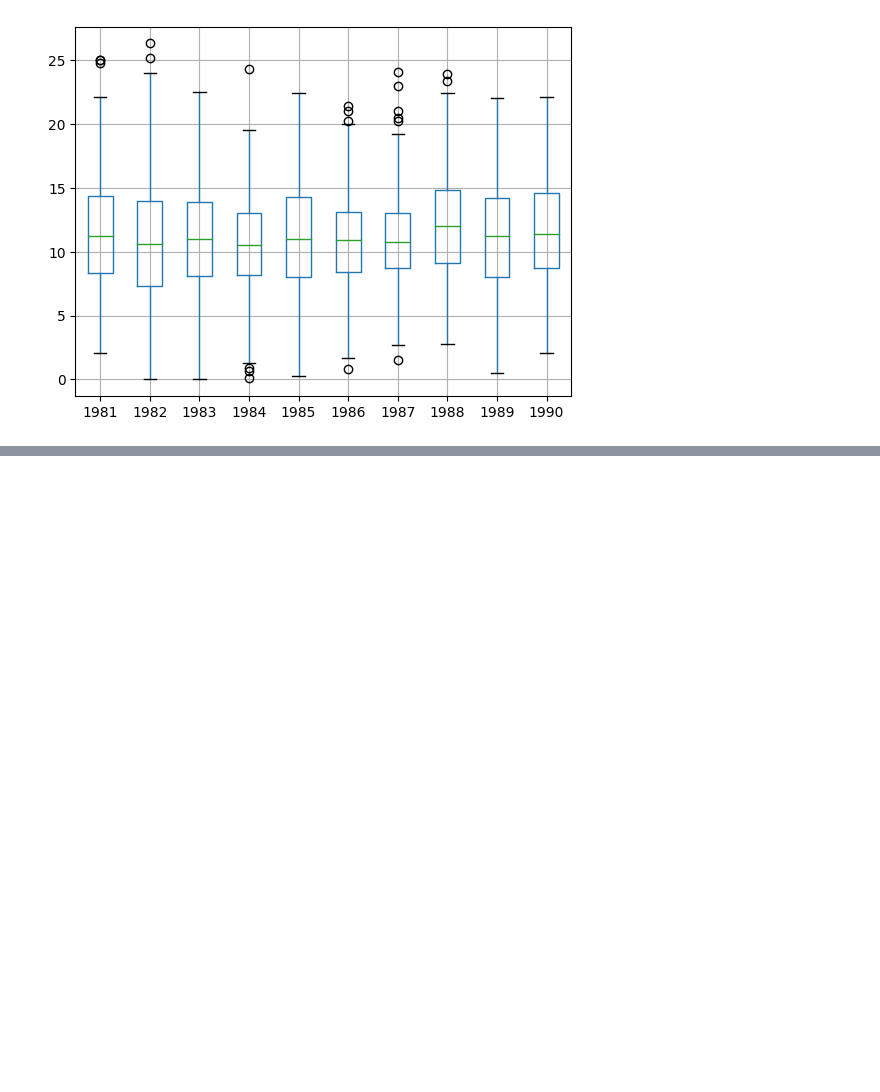
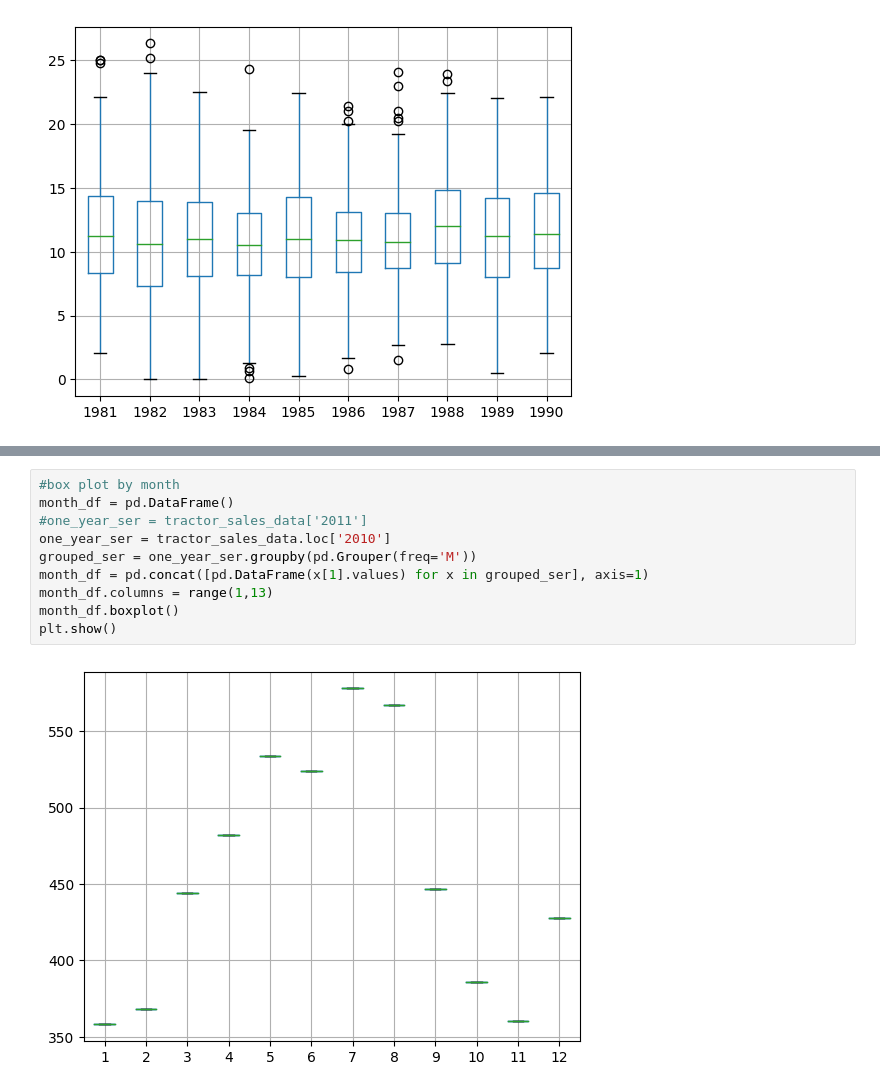
Before and after one commit to ankesh86/TimeSeriesAnalysis, a Jupyter notebook: TimeSeries_EDA.ipynb, the cells around one changed output, grey strips where cells are left out. Cells and saved outputs as stored; diff of their text form; blank space fills up the shorter version.

```diff
--- a/TimeSeries_EDA.ipynb
+++ b/TimeSeries_EDA.ipynb
@@ -312,0 +365,12 @@ plt.show()
+# %%
+#box plot by month
+month_df = pd.DataFrame()
+#one_year_ser = tractor_sales_data['2011']
+one_year_ser = tractor_sales_data.loc['2010']
+grouped_ser = one_year_ser.groupby(pd.Grouper(freq='M'))
+month_df = pd.concat([pd.DataFrame(x[1].values) for x in grouped_ser], axis=1)
+month_df.columns = range(1,13)
+month_df.boxplot()
+plt.show()
+# %% [output]
+[figure, added]
```
Also changed, not shown: parts of 28 cells of this notebook.
